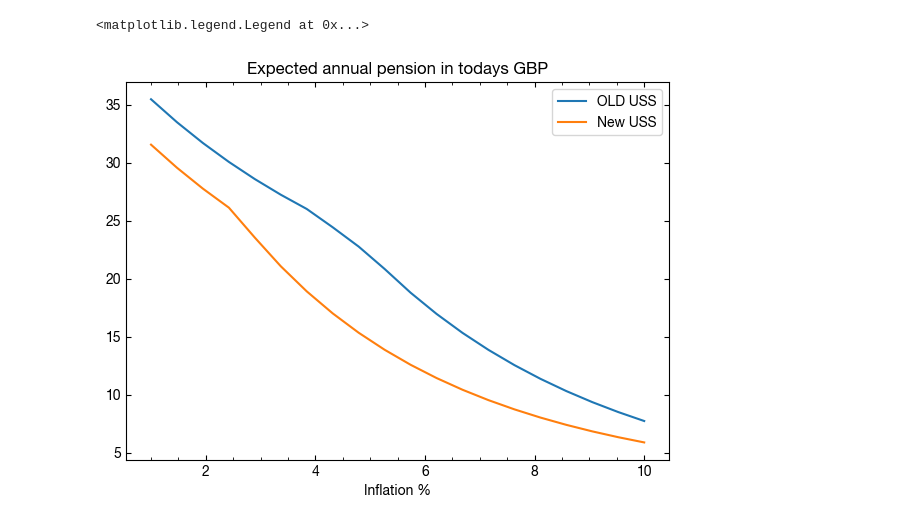
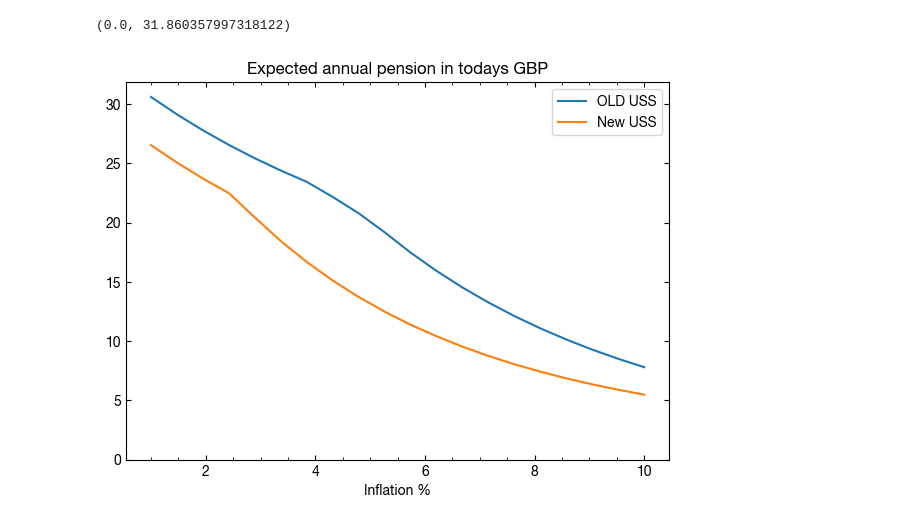
Before and after one commit to segasai/uss_modeling, a Jupyter notebook: Modeler.ipynb, the cells around one changed output. Saved outputs shown, nothing was run; the diff lists cells and outputs as text; code cells hidden in the pictures.

Commit message:
update plots

```diff
--- a/Modeler.ipynb
+++ b/Modeler.ipynb
@@ -7,7 +7,7 @@ import utils
 # %%
 salary = 60
 # assume salary of that much
-age_now = 35
+age_now = 38
 age_ret = 66
 # retirement age
 
@@ -42,11 +42,13 @@ for i, curi in enumerate(inflation):
         *utils.future_value(salary, age_delta,
                                      uss_options=utils.USS_NEW_opts, **kw))
 # %%
-plt.plot(inflation*100,old_values, label='OLD USS')
-plt.plot(inflation*100,new_values, label='New USS')
+inflation_perc = inflation * 100
+plt.plot(inflation_perc,old_values, label='OLD USS')
+plt.plot(inflation_perc,new_values, label='New USS')
 plt.xlabel('Inflation %')
 plt.title('Expected annual pension in todays GBP')
 plt.legend()
+plt.ylim(0,plt.ylim()[1])
 # %% [output]
-<matplotlib.legend.Legend at 0x...>
+(0.0, 31.860357997318122)
-[figure, old version]
+[figure, new version]
```
